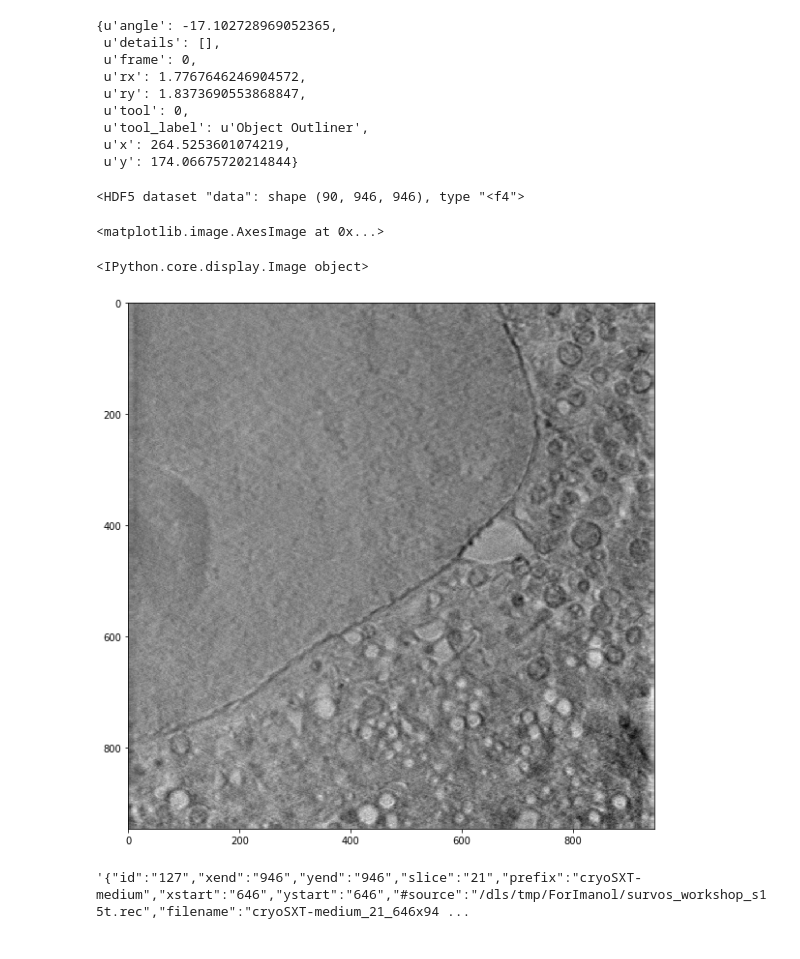
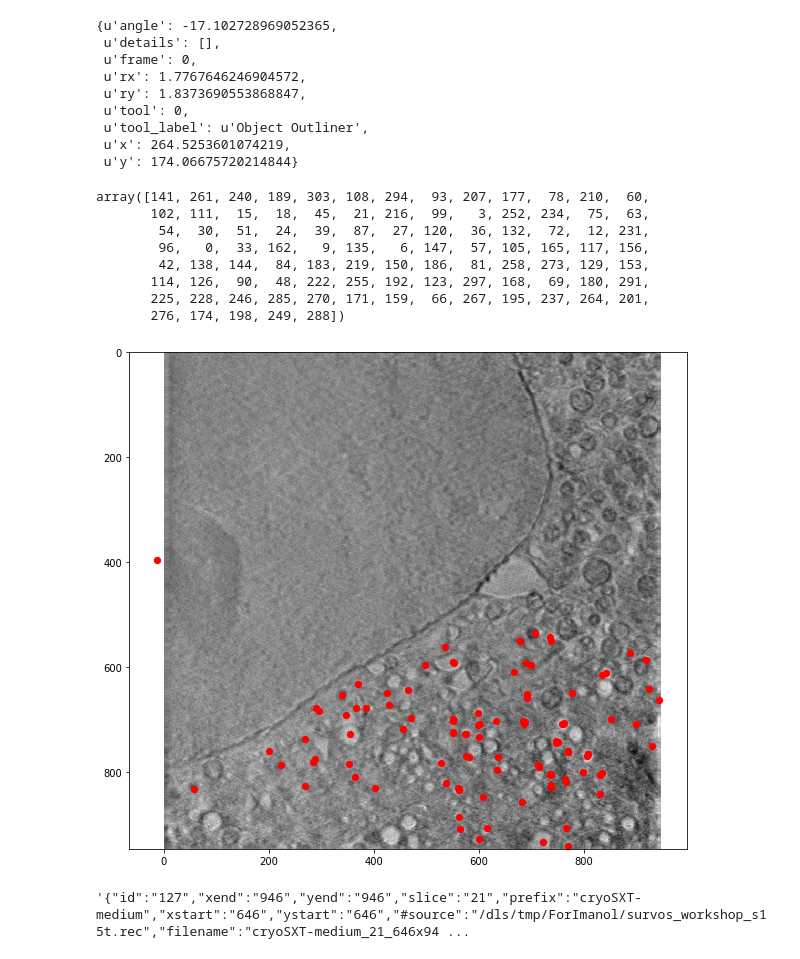
Before and after one commit to DiamondLightSource/zooniverse, a Jupyter notebook: notebooks/science_scribbler.ipynb, the cells around one changed output. Cells and saved outputs as stored; diff of their text form; code cells hidden in the pictures.

Commit message:
Extact the position information and plot it over approximately the right image

```diff
--- a/notebooks/science_scribbler.ipynb
+++ b/notebooks/science_scribbler.ipynb
@@ -72,25 +70,37 @@ df3['T3_x'][0]
-# %%
-data['data']
-# %% [output]
-<HDF5 dataset "data": shape (90, 946, 946), type "<f4">
-# %%
-import matplotlib.pyplot as plt
-plt.imshow(data['data'][45,:,:])
-# %% [output]
-<matplotlib.image.AxesImage at 0x...>
-# %%
-from IPython.display import Image
-Image(data['data'][45,:,:])
-# %% [output]
-<IPython.core.display.Image object>
+# %%
+# Extract the center position of the object outline for now
+df3['T3_x_posx'] = df3['T3_x'].apply(lambda x: float(x['x']))
+df3['T3_x_posy'] = df3['T3_x'].apply(lambda x: float(x['y']))
+
+df3['T3_x_true_posx'] = df3['T3_x_posx'] + df3['subject_metadata_xstart']
+df3['T3_x_true_posy'] = df3['T3_x_posy'] + df3['subject_metadata_ystart']
+# %%
+# Take a quick look at what slices we have data for
+df3['subject_metadata_slice'].unique()
+# %% [output]
+array([141, 261, 240, 189, 303, 108, 294,  93, 207, 177,  78, 210,  60,
+       102, 111,  15,  18,  45,  21, 216,  99,   3, 252, 234,  75,  63,
+        54,  30,  51,  24,  39,  87,  27, 120,  36, 132,  72,  12, 231,
+        96,   0,  33, 162,   9, 135,   6, 147,  57, 105, 165, 117, 156,
+        42, 138, 144,  84, 183, 219, 150, 186,  81, 258, 273, 129, 153,
+       114, 126,  90,  48, 222, 255, 192, 123, 297, 168,  69, 180, 291,
+       225, 228, 246, 285, 270, 171, 159,  66, 267, 195, 237, 264, 201,
+       276, 174, 198, 249, 288])
 # %%
+#Pick a slice for testing, and plot a red dot wherever the selected centre is
+
 import matplotlib.pyplot as plt
 %matplotlib inline
 plt.rcParams['figure.figsize'] = [10, 10]
 plt.imshow(data['data'][45,:,:],cmap='gray')
+
+df = df3.loc[df3['subject_metadata_slice'] == 135]
+
+plt.scatter(x=df['T3_x_true_posx'].values, y=df['T3_x_true_posy'].values, c='r', s=40)
+
 plt.show()
 # %% [output]
-[figure, old version]
+[figure, new version]
 # %%
 merged['metadata_y'][0]
 # %% [output]
```
Also changed, not shown: parts of 1 cell of this notebook.
